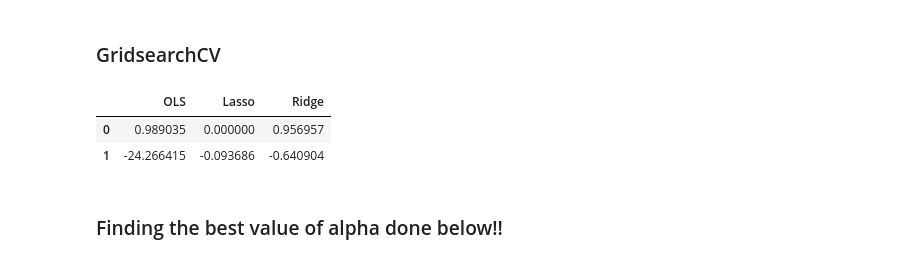
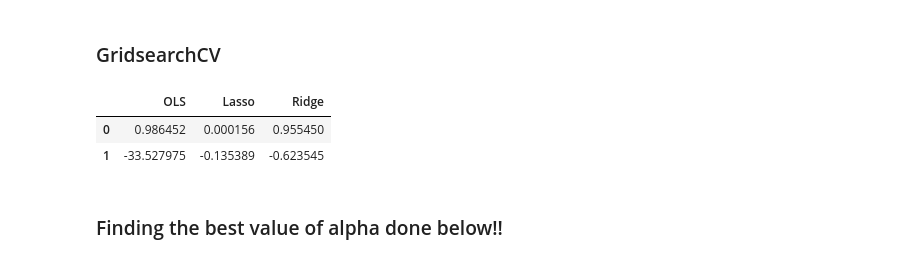
Before and after one commit to Sean-Chaos/DBA-3803-Project, a Jupyter notebook: DBA 3803 Group Project (Working copy).ipynb, the cells around one changed output. Cells and saved outputs as stored; diff of their text form; code cells hidden in the pictures.

```diff
--- a/DBA 3803 Group Project (Working copy).ipynb
+++ b/DBA 3803 Group Project (Working copy).ipynb
@@ -453,19 +497,19 @@ def test(models, data, iterations = 100):
 # %%
 models = {'OLS': LinearRegression(),
          'Lasso': Lasso(),
          'Ridge': Ridge(),}
 
 X = ['x']
-X.extend(temp_df.columns[2:])
+X.extend(temp_df_raw.columns[2:])
 Y = ['y']
 
 
-test(models, temp_df)
+test(models, temp_df_raw)
 
 # This shows the models performance!
 # %% [output]
 |  | OLS | Lasso | Ridge |
-| 0 | 0.989035 | 0.000000 | 0.956957 |
-| 1 | -24.266415 | -0.093686 | -0.640904 |
+| 0 | 0.986452 | 0.000156 | 0.955450 |
+| 1 | -33.527975 | -0.135389 | -0.623545 |
 # %% [markdown]
 ### Finding the best value of alpha done below!!
```
Also changed, not shown: parts of 7 cells of this notebook.
